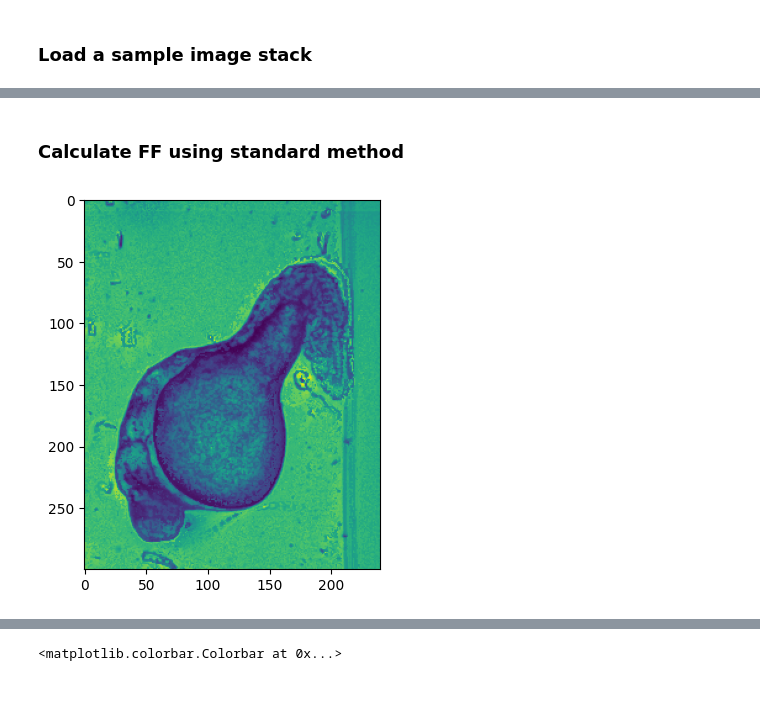
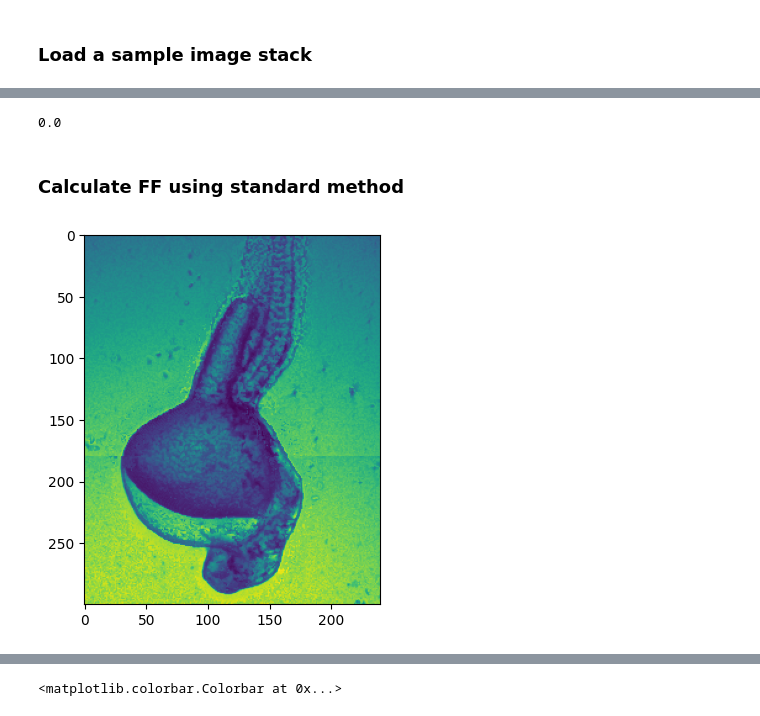
Before and after one commit to nlammers371/morphseq, a Jupyter notebook: jupyter/test_ff_alternatives_v2.ipynb, the cells around one changed output, grey strips where cells are left out. Cells and saved outputs as stored; diff of their text form; code cells hidden in the pictures.

Commit message:
Experimenting with FF calculation

```diff
--- a/jupyter/test_ff_alternatives_v2.ipynb
+++ b/jupyter/test_ff_alternatives_v2.ipynb
@@ -11,11 +11,13 @@ import torch
 # %%
 # set path to image files
 experiment_date = "20230613"
-# root = "/media/nick/hdd01/data/morphseq/built_image_data/"
-root = "/Users/nick/Cole Trapnell's Lab Dropbox/Nick Lammers/Nick/morphseq/built_image_data"
+root = "/media/nick/hdd02/Cole Trapnell's Lab Dropbox/Nick Lammers/Nick/morphseq/built_image_data/"
+# root = "/Users/nick/Cole Trapnell's Lab Dropbox/Nick Lammers/Nick/morphseq/built_image_data"
 model_name = "mask_v0_0100"
+yolk_model_name = "yolk_v1_0050"
 stacked_image_path = os.path.join(root, "keyence_stitched_z", experiment_date, "")
 seg_image_path = os.path.join(root, "segmentation", model_name + "_predictions", experiment_date, "")
+yolk_seg_image_path = os.path.join(root, "segmentation", yolk_model_name + "_predictions", experiment_date, "")
 
 # get list of image stacks
 image_list = sorted(glob.glob(stacked_image_path + "*.tif"))
@@ -24,7 +26,7 @@ image_list = sorted(glob.glob(stacked_image_path + "*.tif"))
 # %%
 from skimage.transform import resize
 
-im_ind = 200
+im_ind = 100
 im_path = image_list[im_ind]
 im_name = path_leaf(im_path)
 
@@ -62,16 +61,20 @@ array([[0.18987342, 0.18987342, 0.18987342, ..., 0.18987342, 0.18987342,
+# %%
+np.min(yolk_mask)
+# %% [output]
+0.0
 # %% [markdown]
 ### Calculate FF using standard method
 # %%
 im_FF, abs_laps = LoG_focus_stacker(torch.tensor(im_stack.astype(np.double)), filter_size=3, device="cpu")
 
-y0 = 320
-y1 = 620
-x0 = 300
-x1 = 540
+y0 = 320-170
+y1 = 620-170
+x0 = 300-70
+x1 = 540-70
 
 plt.imshow(im_FF[y0:y1, x0:x1])
 plt.show()
 # %% [output]
-[figure, old version]
+[figure, new version]
 # %%
 import plotly.express as px
```
Also changed, not shown: parts of 8 cells of this notebook.
